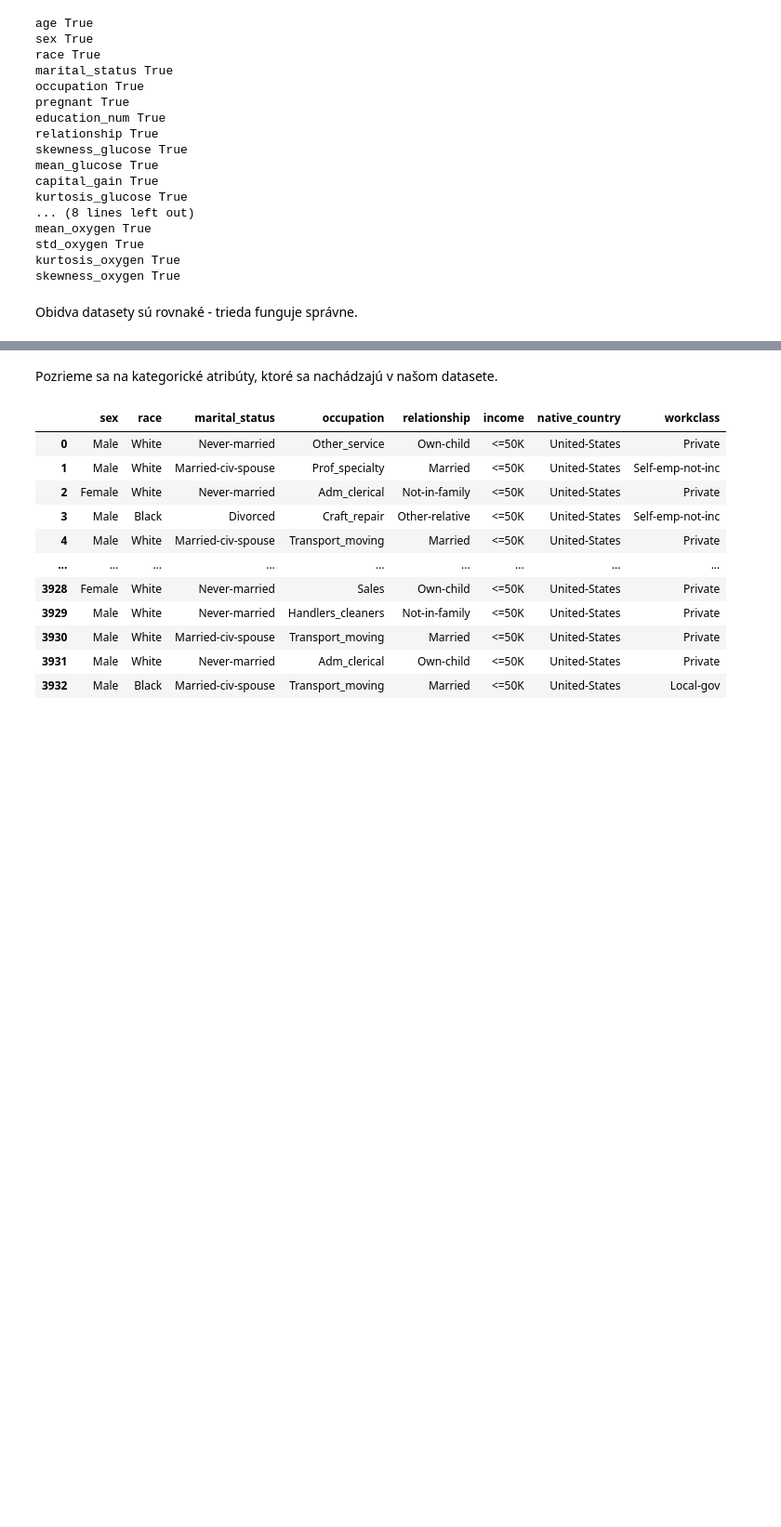
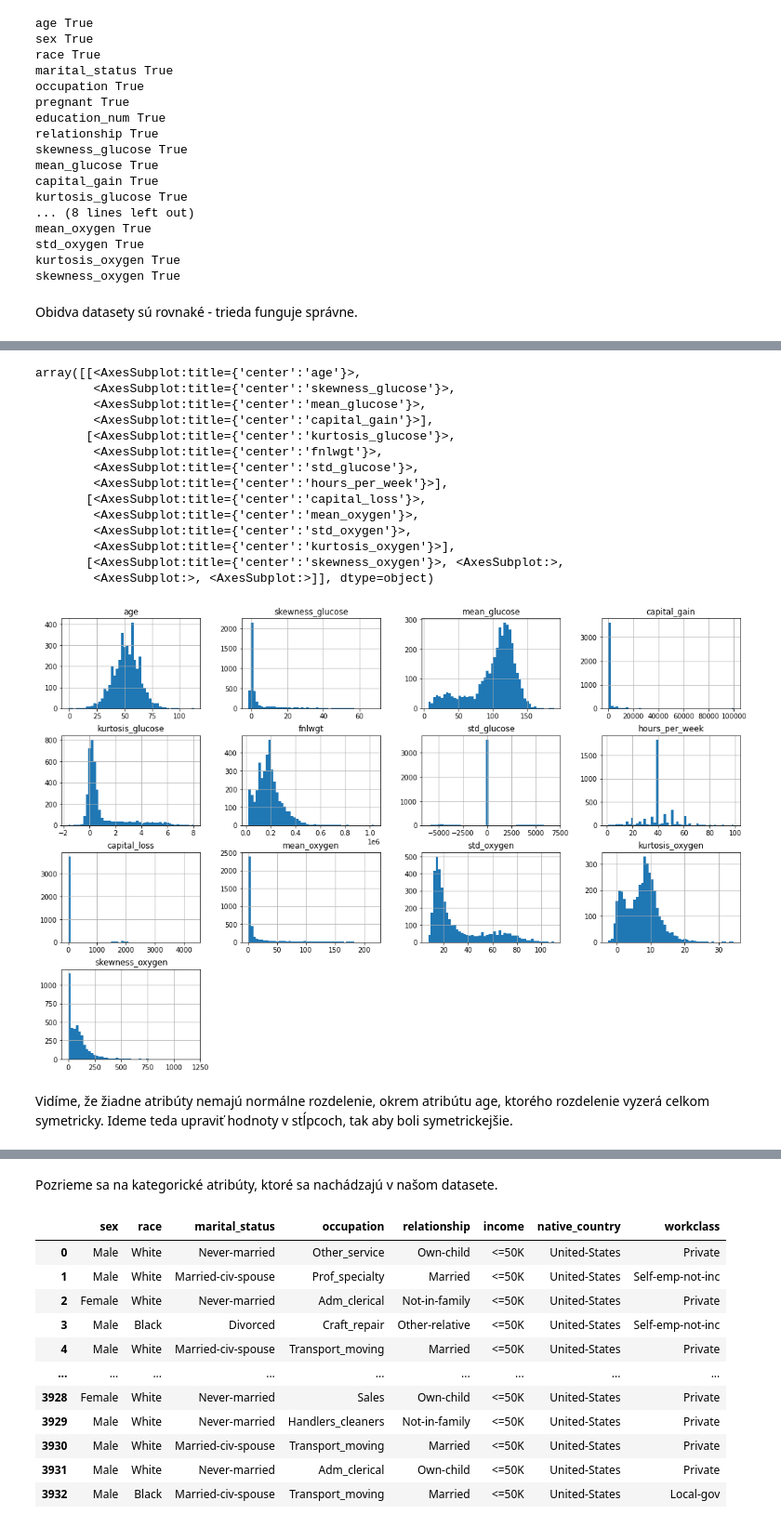
Before and after one commit to martinbudinsky3/diabetes-prediction, a Jupyter notebook: Budinsky_Balekova_Predspracovanie.ipynb, the cells around one changed output, grey strips where cells are left out. Shown: that part at 93% size. Cells and saved outputs as stored; diff of their text form; code cells hidden in the pictures; blank space fills up the shorter version.

```diff
--- a/Budinsky_Balekova_Predspracovanie.ipynb
+++ b/Budinsky_Balekova_Predspracovanie.ipynb
@@ -1784,0 +1810,20 @@ Obidva datasety sú rovnaké - trieda funguje správne.
+# %%
+train_data[numeric_columns].hist(figsize=(18, 12), bins=50)
+# %% [output]
+array([[<AxesSubplot:title={'center':'age'}>,
+        <AxesSubplot:title={'center':'skewness_glucose'}>,
+        <AxesSubplot:title={'center':'mean_glucose'}>,
+        <AxesSubplot:title={'center':'capital_gain'}>],
+       [<AxesSubplot:title={'center':'kurtosis_glucose'}>,
+        <AxesSubplot:title={'center':'fnlwgt'}>,
+        <AxesSubplot:title={'center':'std_glucose'}>,
+        <AxesSubplot:title={'center':'hours_per_week'}>],
+       [<AxesSubplot:title={'center':'capital_loss'}>,
+        <AxesSubplot:title={'center':'mean_oxygen'}>,
+        <AxesSubplot:title={'center':'std_oxygen'}>,
+        <AxesSubplot:title={'center':'kurtosis_oxygen'}>],
+       [<AxesSubplot:title={'center':'skewness_oxygen'}>, <AxesSubplot:>,
+        <AxesSubplot:>, <AxesSubplot:>]], dtype=object)
+[figure, added]
+# %% [markdown]
+Vidíme, že žiadne atribúty nemajú normálne rozdelenie, okrem atribútu age, ktorého rozdelenie vyzerá celkom symetricky. Ideme teda upraviť hodnoty v stĺpcoch, tak aby boli symetrickejšie.
```
Also changed, not shown: parts of 54 cells of this notebook.
